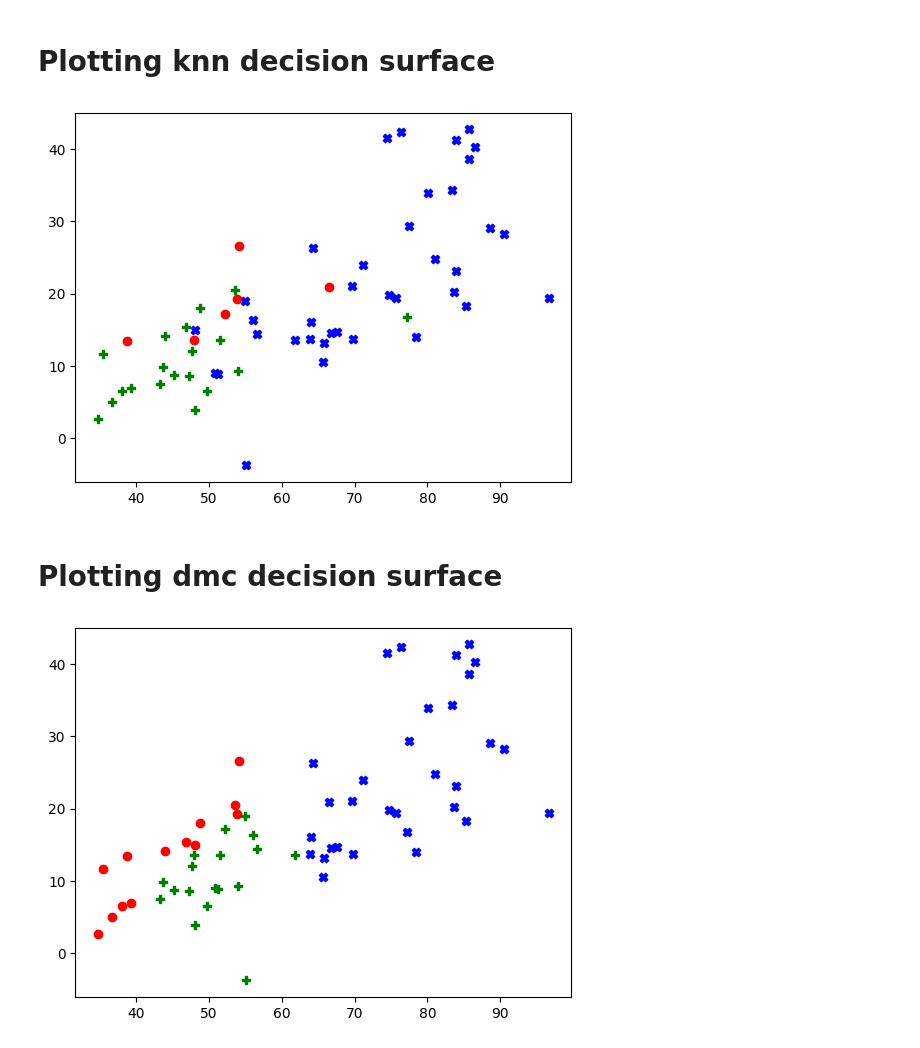
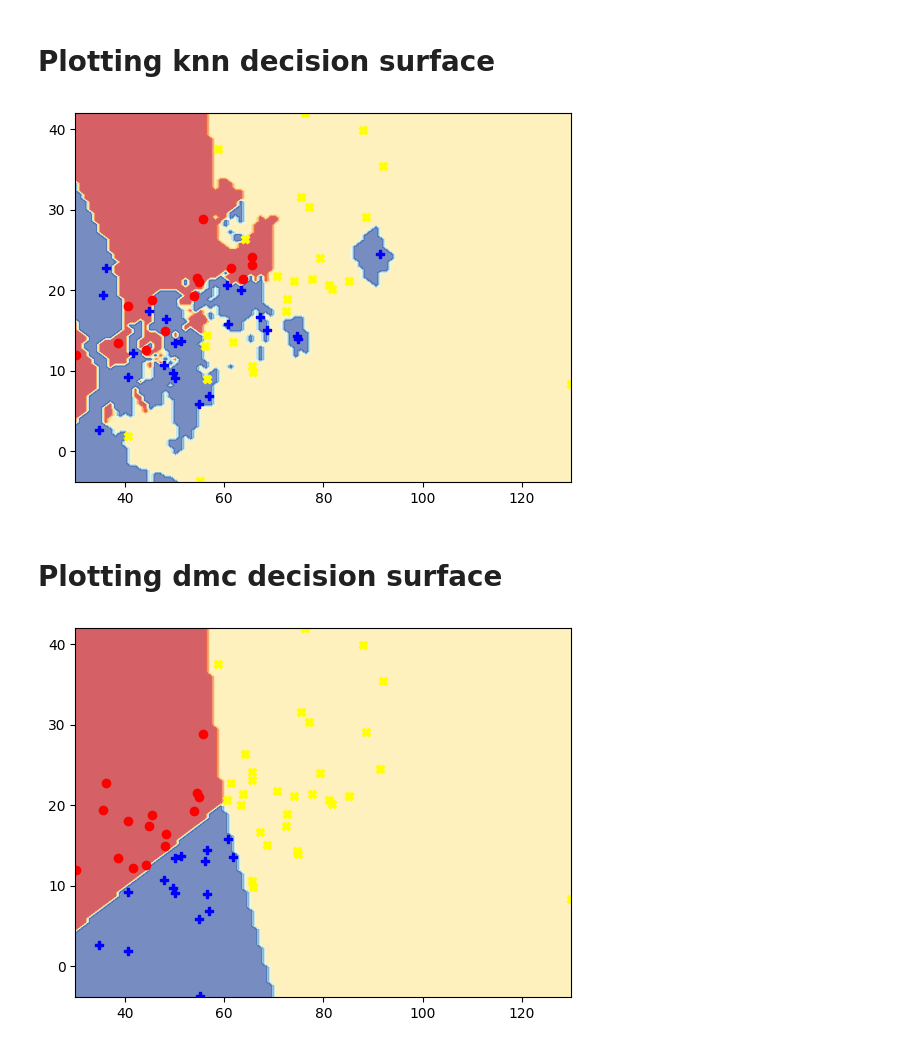
Before and after one commit to cacajr/ML, a Jupyter notebook: test_knn_vs_dmc_vertebral_column.ipynb, the cells around one changed output. Saved outputs shown, nothing was run; the diff lists cells and outputs as text; code cells hidden in the pictures.

```diff
--- a/test_knn_vs_dmc_vertebral_column.ipynb
+++ b/test_knn_vs_dmc_vertebral_column.ipynb
@@ -178,6 +178,30 @@ dmc_model.fit(X_train_2d, y_train)
 # Plotting knn decision surface
 # %%
 data = X_test_2d[:][:].values
+
+x_min, x_max = data[:, 0].min() - 0.1, data[:,0].max() + 0.1
+y_min, y_max = data[:, 1].min() - 0.1, data[:, 1].max() + 0.1
+
+xx, yy = np.meshgrid(np.linspace(x_min,x_max, 100),
+np.linspace(y_min, y_max, 100))
+
+x_in = np.c_[xx.ravel(), yy.ravel()]
+
+y_pred = [[knn_model.predict(x) for x in x_in]]
+for i, y in enumerate(y_pred[0]):
+    if y == 'DH':
+        y_pred[0][i] = 1
+    elif y == 'SL':
+        y_pred[0][i] = 2
+    else:
+        y_pred[0][i] = 3
+
+y_pred = np.round(y_pred).reshape(xx.shape)
+
+plt.contourf(xx, yy, y_pred, cmap=plt.cm.RdYlBu, alpha=0.7 )
+
+plt.xlim(xx.min(), xx.max())
+plt.ylim(yy.min(), yy.max())
 
 knn_y_pred = np.array([knn_model.predict(x) for x in X_test_2d.values])
 
@@ -188,31 +212,55 @@ no = np.where(knn_y_pred == 'NO')
 plt.scatter(data[dh, 0], data[dh, 1],
             color='red', marker='o', label='dh')
 plt.scatter(data[sl, 0], data[sl, 1],
-            color='blue', marker='X', label='sl')
+            color='yellow', marker='X', label='sl')
 plt.scatter(data[no, 0], data[no, 1],
-            color='green', marker='P', label='no')
+            color='blue', marker='P', label='no')
 
 plt.show()
 # %% [output]
-[figure, old version]
+[figure, new version]
 # %% [markdown]
 # Plotting dmc decision surface
 # %%
 data = X_test_2d[:][:].values
+
+x_min, x_max = data[:, 0].min() - 0.1, data[:,0].max() + 0.1
+y_min, y_max = data[:, 1].min() - 0.1, data[:, 1].max() + 0.1
+
+xx, yy = np.meshgrid(np.linspace(x_min,x_max, 100),
+np.linspace(y_min, y_max, 100))
+
+x_in = np.c_[xx.ravel(), yy.ravel()]
+
+y_pred = [[dmc_model.predict(x) for x in x_in]]
+for i, y in enumerate(y_pred[0]):
+    if y == 'DH':
+        y_pred[0][i] = 1
+    elif y == 'SL':
+        y_pred[0][i] = 2
+    else:
+        y_pred[0][i] = 3
+
+y_pred = np.round(y_pred).reshape(xx.shape)
+
+plt.contourf(xx, yy, y_pred, cmap=plt.cm.RdYlBu, alpha=0.7 )
+
+plt.xlim(xx.min(), xx.max())
+plt.ylim(yy.min(), yy.max())
 
 dmc_y_pred = np.array([dmc_model.predict(x) for x in X_test_2d.values])
 
 dh = np.where(dmc_y_pred == 'DH')
 sl = np.where(dmc_y_pred == 'SL')
 no = np.where(dmc_y_pred == 'NO')
 
 plt.scatter(data[dh, 0], data[dh, 1],
             color='red', marker='o', label='dh')
 plt.scatter(data[sl, 0], data[sl, 1],
-            color='blue', marker='X', label='sl')
+            color='yellow', marker='X', label='sl')
 plt.scatter(data[no, 0], data[no, 1],
-            color='green', marker='P', label='no')
+            color='blue', marker='P', label='no')
 
 plt.show()
 # %% [output]
-[figure, old version]
+[figure, new version]
```
Also changed, not shown: parts of 3 cells of this notebook, 2 other files.
